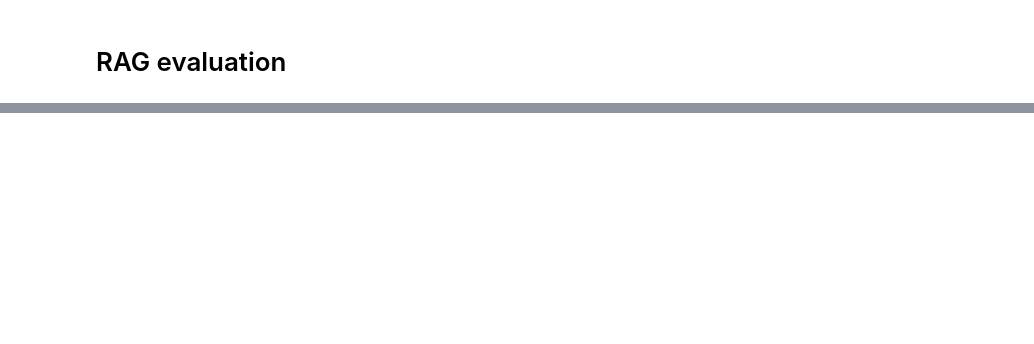
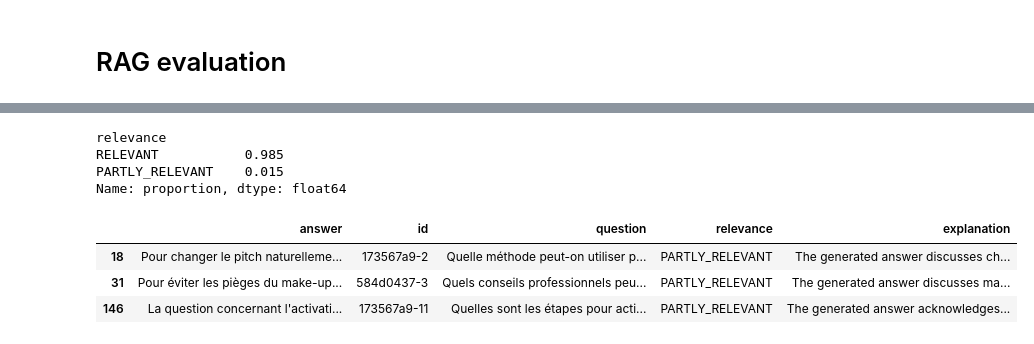
Before and after one commit to arsonor/AI-Powered-Knowledge-Assistant-for-Audio-Prod, a Jupyter notebook: notebooks/rag-test.ipynb, the cells around one changed output, grey strips where cells are left out. Drawn from its saved outputs; the diff is of its cells as text; code cells hidden in the pictures; blank space fills up the shorter version.

Commit message:
evaluations

```diff
--- a/notebooks/rag-test.ipynb
+++ b/notebooks/rag-test.ipynb
@@ -146,0 +410,20 @@ Pour aller plus loin et comprendre mieux comment configurer votre home-studio, v
+# %%
+df_sample = df_question.sample(n=200, random_state=1)
+# %%
+sample = df_sample.to_dict(orient='records')
+# %%
+evaluations = []
+
+for record in tqdm(sample):
+    question = record['question']
+    answer_llm = rag(question)
+
+    prompt = prompt2_template.format(
+        question=question,
+        answer_llm=answer_llm
+    )
+
+    evaluation = llm(prompt)
+    evaluation = json.loads(evaluation)
+
+    evaluations.append((record, answer_llm, evaluation))
@@ -146,0 +440,18 @@ Pour aller plus loin et comprendre mieux comment configurer votre home-studio, v
+# %%
+df_eval = pd.DataFrame(evaluations, columns=['record', 'answer', 'evaluation'])
+
+df_eval['id'] = df_eval.record.apply(lambda d: d['chunk'])
+df_eval['question'] = df_eval.record.apply(lambda d: d['question'])
+
+df_eval['relevance'] = df_eval.evaluation.apply(lambda d: d['Relevance'])
+df_eval['explanation'] = df_eval.evaluation.apply(lambda d: d['Explanation'])
+
+del df_eval['record']
+del df_eval['evaluation']
+# %%
+df_eval.relevance.value_counts(normalize=True)
+# %% [output]
+relevance
+RELEVANT           0.985
+PARTLY_RELEVANT    0.015
+Name: proportion, dtype: float64
@@ -146,0 +460,8 @@ Pour aller plus loin et comprendre mieux comment configurer votre home-studio, v
+# %%
+
+df_eval[df_eval.relevance == 'PARTLY_RELEVANT']
+# %% [output]
+|  | answer | id | question | relevance | explanation |
+| 18 | Pour changer le pitch naturelleme... | 173567a9-2 | Quelle méthode peut-on utiliser p... | PARTLY_RELEVANT | The generated answer discusses ch... |
+| 31 | Pour éviter les pièges du make-up... | 584d0437-3 | Quels conseils professionnels peu... | PARTLY_RELEVANT | The generated answer discusses ma... |
+| 146 | La question concernant l'activati... | 173567a9-11 | Quelles sont les étapes pour acti... | PARTLY_RELEVANT | The generated answer acknowledges... |
```
Also changed, not shown: parts of 29 cells of this notebook, 1 other file.
